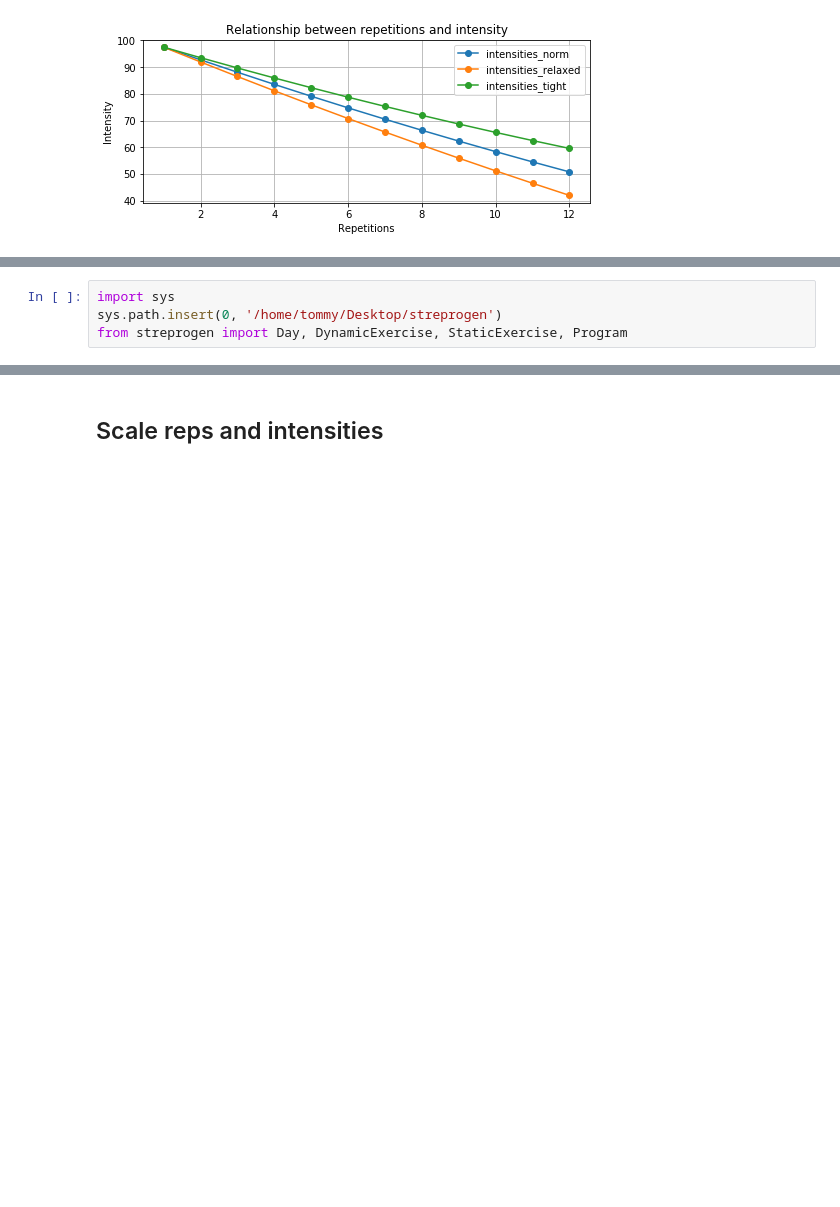
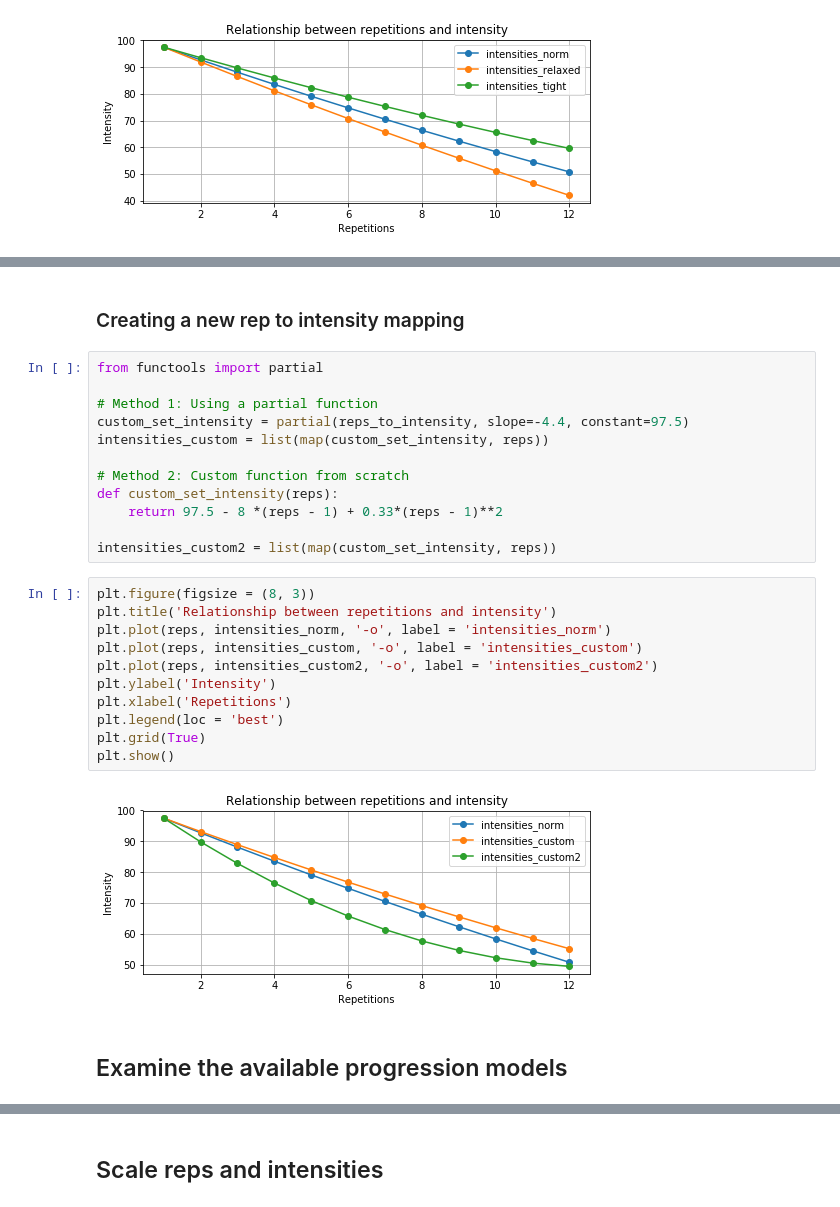
Before and after one commit to tommyod/streprogen, a Jupyter notebook: docs/jupyter_notebooks/advanced.ipynb, the cells around one changed output, grey strips where cells are left out. Saved outputs shown, nothing was run; the diff lists cells and outputs as text; blank space fills up the shorter version.

Commit message:
Updated docs, advaned example, function input to StaticExercise

```diff
--- a/docs/jupyter_notebooks/advanced.ipynb
+++ b/docs/jupyter_notebooks/advanced.ipynb
@@ -105,4 +58,29 @@ or (3) ignore this message. The software will do it's best to remedy this.
-# %%
-import sys
-sys.path.insert(0, '/home/tommy/Desktop/streprogen')
-from streprogen import Day, DynamicExercise, StaticExercise, Program
+# %% [markdown]
+### Creating a new rep to intensity mapping
+# %%
+from functools import partial
+
+# Method 1: Using a partial function
+custom_set_intensity = partial(reps_to_intensity, slope=-4.4, constant=97.5)
+intensities_custom = list(map(custom_set_intensity, reps))
+
+# Method 2: Custom function from scratch
+def custom_set_intensity(reps):
+    return 97.5 - 8 *(reps - 1) + 0.33*(reps - 1)**2
+
+intensities_custom2 = list(map(custom_set_intensity, reps))
+# %%
+plt.figure(figsize = (8, 3))
+plt.title('Relationship between repetitions and intensity')
+plt.plot(reps, intensities_norm, '-o', label = 'intensities_norm')
+plt.plot(reps, intensities_custom, '-o', label = 'intensities_custom')
+plt.plot(reps, intensities_custom2, '-o', label = 'intensities_custom2')
+plt.ylabel('Intensity')
+plt.xlabel('Repetitions')
+plt.legend(loc = 'best')
+plt.grid(True)
+plt.show()
+# %% [output]
+[figure, added]
+# %% [markdown]
+## Examine the available progression models
```
Also changed, not shown: parts of 20 cells of this notebook, 15 other files.
